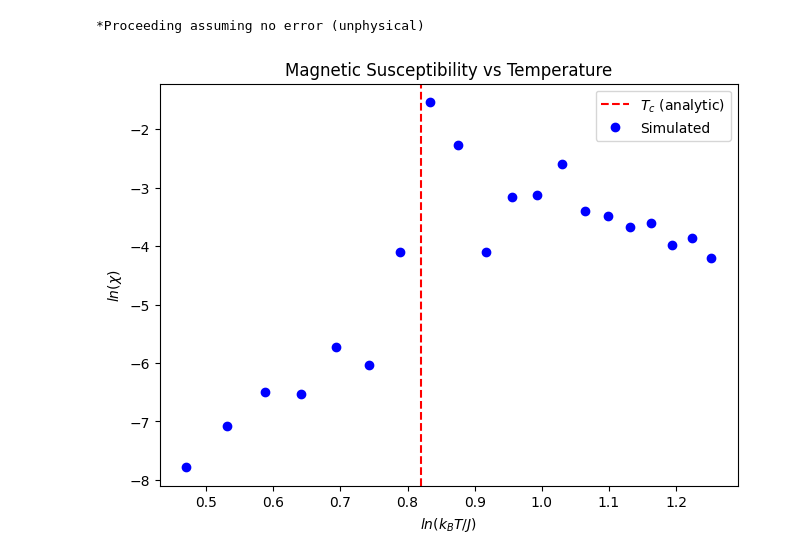
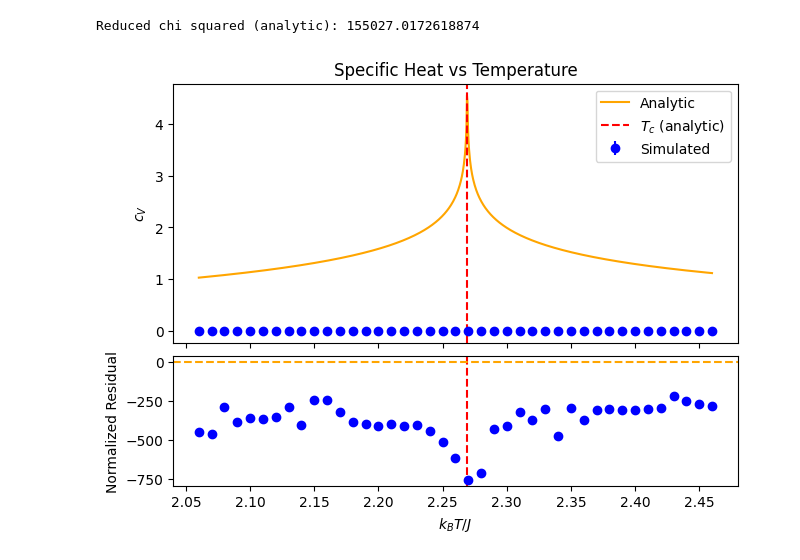
Before and after one commit to DarkLordProgrammer/ising, a Jupyter notebook: ising_plot.ipynb, the cells around one changed output. Cells and saved outputs as stored; diff of their text form; code cells hidden in the pictures.

```diff
--- a/ising_plot.ipynb
+++ b/ising_plot.ipynb
@@ -215,9 +229,28 @@ create_T_plot(cV, X_symbol='c_V', X_name='Specific Heat', log_plot = True, expec
-# %%
-create_T_plot(chi, X_symbol= r'\chi', X_name='Magnetic Susceptibility', log_plot = True, expected_crit_exp=-7/4) #zeros_like forces std to default which is then propagated for ln
-# %% [output]
-*Proceeding assuming no error (unphysical)
-[figure, removed]
 # %%
 #Autocorrelation Analysis
 d_max = len(R_mean)
 d = range(1,d_max+1)
+# %%
+#All files in directory
+cVs = []
+chis = []
+for (data,corr) in (datas,corrs):
+    T, E_mean, E_std, M_mean, M_std= data.T.to_numpy()
+    corr_data = corr.T.to_numpy()
+    T_corr = corr_data[0]
+    assert (T==T_corr).all(), "The correlation CSV is not synced properly with the main CSV"
+    R_data = corr_data[1:]
+    R_mean, R_std = [R_data[i] for i in range(0,len(R_data),2)], [R_data[i] for i in range(1,len(R_data),2)]
+    cV = np.square(E_std)/np.square(T) #In units where k_B = 1
+    chi = np.square(M_std)/T #In units where k_B = 1
+    cVs.append(cV)
+    chis.append(chi)
+cV_mean = np.mean(cVs, axis=0)
+cV_std = np.std(cVs, axis=0)/np.sqrt(len(cVs)) #Standard error of the mean
+chi_mean = np.mean(chis, axis=0)
+chi_std = np.std(chis, axis=0)/np.sqrt(len(chis)) #Standard error of the mean
+# %%
+create_T_plot(cV_mean, cV_std, X_symbol='c_V', X_name='Specific Heat', log_plot = False, expected_crit_exp=0.0, get_X_analytic=get_cV_analytic) #zeros_like forces std to default which is then propagated for ln
+# %% [output]
+Reduced chi squared (analytic): 155027.0172618874
+[figure, added]
```
Also changed, not shown: parts of 7 cells of this notebook, 5 other files.
